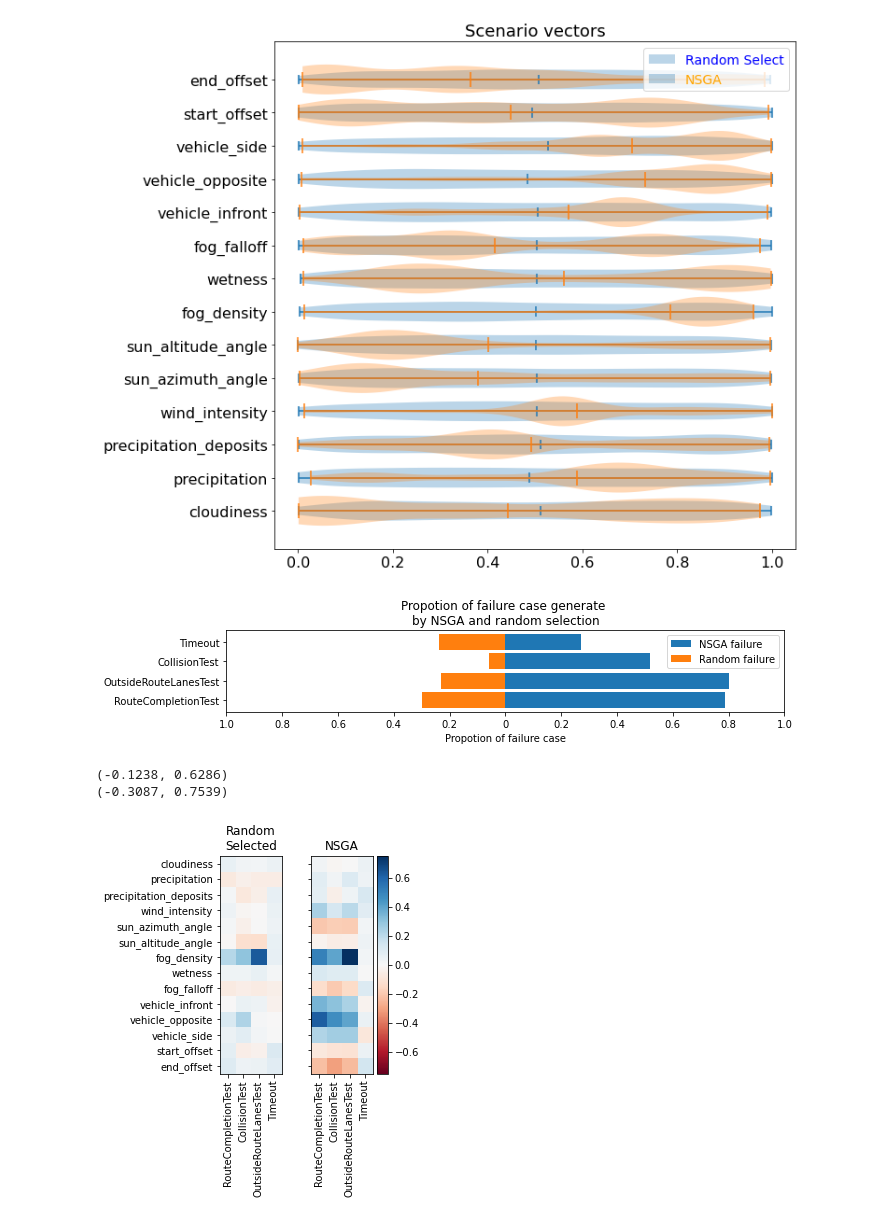
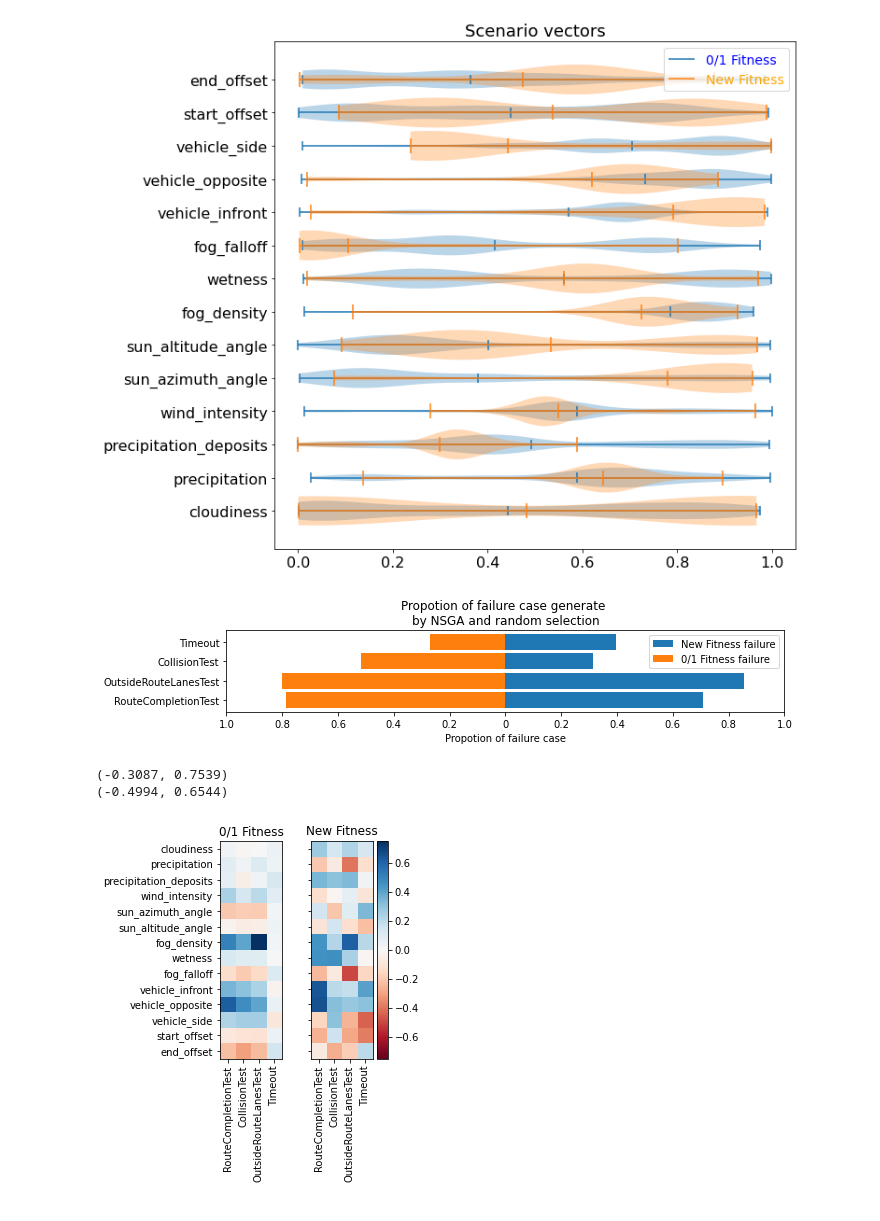
Before and after one commit to GuannanLou/TCP, a Jupyter notebook: tools/NSGA.ipynb, the cells around one changed output. Saved outputs shown, nothing was run; the diff lists cells and outputs as text; code cells hidden in the pictures.

Commit message:
test of new fitness score

```diff
--- a/tools/NSGA.ipynb
+++ b/tools/NSGA.ipynb
@@ -3,8 +3,13 @@ import numpy as np
 import pandas as pd
 import os
 # %%
-NSGA_data  = '../data/routes_short_2023-05-29|15:33:07/'
-curve_data = '../data/routes_short_2023-05-26|17:51:48/'
+# NSGA_data  = '../data/routes_short_2023-05-29|15:33:07/'
+# curve_data = '../data/routes_short_2023-05-26|17:51:48/'
+# data_label = ['NSGA', 'Random']
+
+NSGA_data  = '../data/routes_short_2023-06-09|15:10:37/'
+curve_data = '../data/routes_short_2023-05-29|15:33:07/'
+data_label = ['New Fitness', '0/1 Fitness']
 
 criterion_header = ["RouteCompletionTest",
                     "RouteCompletionTest_figure",
@@ -76,54 +81,54 @@ vl2 = plt.violinplot(NSGA_scenarios, vert=False, showmeans=True, widths=0.9)
 plt.yticks(range(1, 15), scenario_header,fontsize=16)
 plt.xticks(fontsize=16)
 plt.title("Scenario vectors", fontsize=18)
-plt.legend(handles=(vl1['cbars'],vl2['cbars']), labels=['Random Select','NSGA'],labelcolor=['blue','orange'],fontsize=14)
+plt.legend(handles=(vl1['cbars'],vl2['cbars']), labels=[data_label[1],data_label[0]],labelcolor=['blue','orange'],fontsize=14)
 
 plt.show()
 # %% [output]
-[figure, old version]
+[figure, new version]
 # %%
 import matplotlib.pyplot as plt
 
 plt.figure(figsize=(10,1.5))
 plt.barh(criterion_bool_head, (NSGA_criterions[criterion_bool_head] == 1).sum()/len(NSGA_criterions))
 plt.barh(criterion_bool_head, -(curve_criterions[criterion_bool_head] == 1).sum()/len(curve_criterions))
-plt.legend(['NSGA failure','Random failure'])
+plt.legend([data_label[0]+' failure',data_label[1]+' failure'])
 plt.title('Propotion of failure case generate \nby NSGA and random selection')
 plt.xlabel('Propotion of failure case')
 plt.xticks(np.arange(-1,1.2,0.2),[1.0,0.8,0.6,0.4,0.2,0,0.2,0.4,0.6,0.8,1.0])
 plt.show()
 # %% [output]
-[figure, old version]
+[figure, new version]
 # %%
 fig, (ax1, ax2) = plt.subplots(nrows=1, ncols=2, figsize=(3.2, 4), sharey=True)
 
 
-ax1.set_title('Random\nSelected')
+ax1.set_title(data_label[1])
 scenario_criterion = pd.concat([curve_scenarios, curve_criterions[select_criterions]],axis=1)
 print("({}, {})".format(round(scenario_criterion.corr().to_numpy()[:14, 14:18].min(), 4),
                         round(scenario_criterion.corr().to_numpy()[:14, 14:18].max(), 4)))
 fig1 = ax1.imshow(scenario_criterion.corr().to_numpy()[:14, 14:18], cmap='RdBu', vmin=-0.75, vmax=0.75)
 # plt.yticks(range(14),scenario_criterion.columns.tolist()[:14])
 # plt.xticks(range(4),scenario_criterion.columns.tolist()[14:18],rotation=90)
 
-ax2.set_title('NSGA')
+ax2.set_title(data_label[0])
 scenario_criterion = pd.concat([NSGA_scenarios, NSGA_criterions[select_criterions]],axis=1)
 print("({}, {})".format(round(scenario_criterion.corr().to_numpy()[:14, 14:18].min(), 4),
                         round(scenario_criterion.corr().to_numpy()[:14, 14:18].max(), 4)))
 fig2 = ax2.imshow(scenario_criterion.corr().to_numpy()[:14, 14:18], cmap='RdBu', vmin=-0.75, vmax=0.75)
 
 ax1.set_yticks(range(14),scenario_criterion.columns.tolist()[:14])
 ax1.set_xticks(range(4),scenario_criterion.columns.tolist()[14:18],rotation=90)
 ax2.set_xticks(range(4),scenario_criterion.columns.tolist()[14:18],rotation=90)
 # plt.yticks([])
 # plt.xticks(range(4),scenario_criterion.columns.tolist()[14:18],rotation=90)
 fig.colorbar(fig1, cmap='RdBu')
 
 plt.show()
 # %% [output]
-(-0.1238, 0.6286)
 (-0.3087, 0.7539)
+(-0.4994, 0.6544)
-[figure, old version]
+[figure, new version]
 # %%
 import matplotlib.pyplot as plt
 
```
Also changed, not shown: parts of 4 cells of this notebook, 3 other files.
